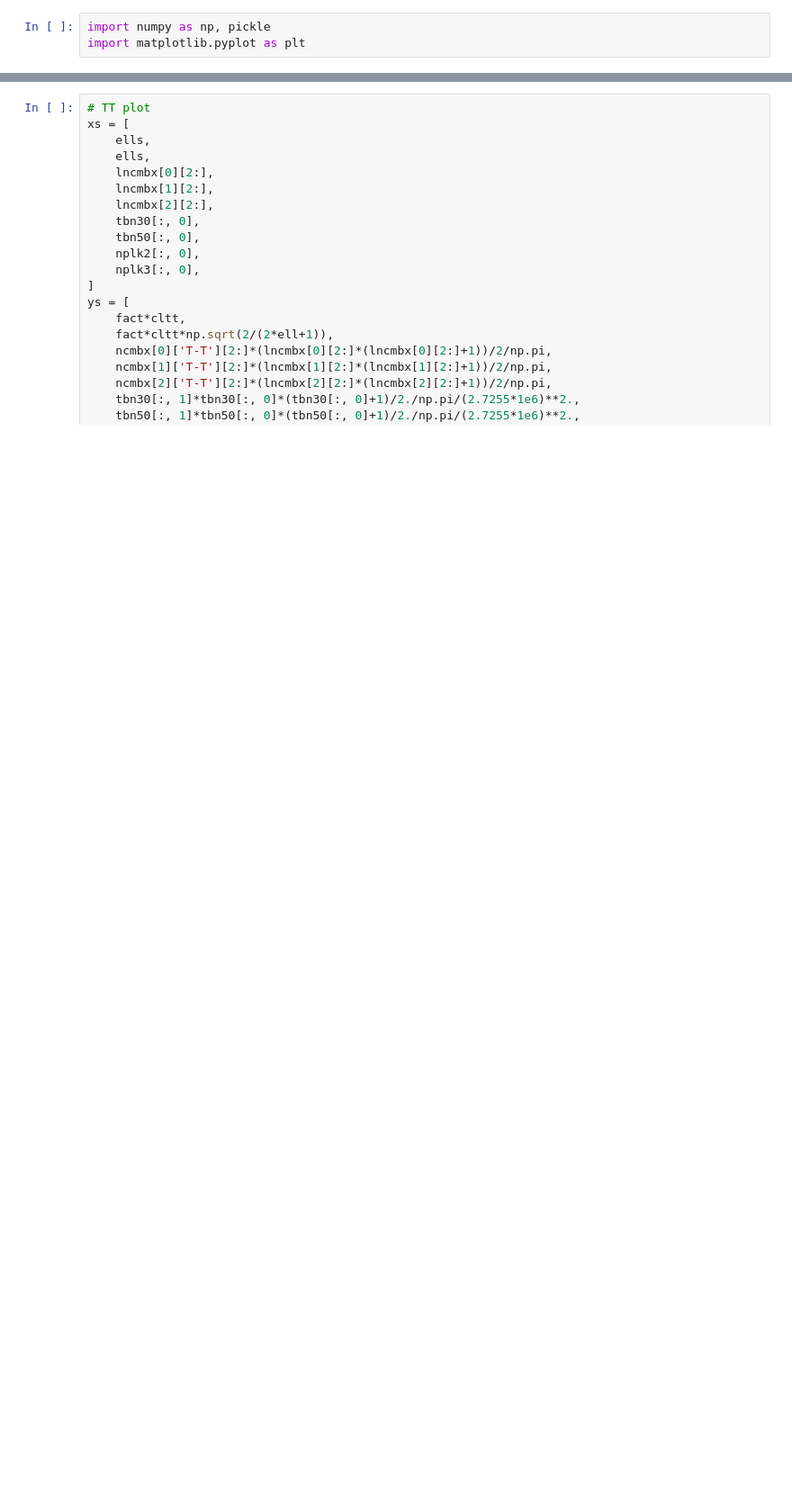
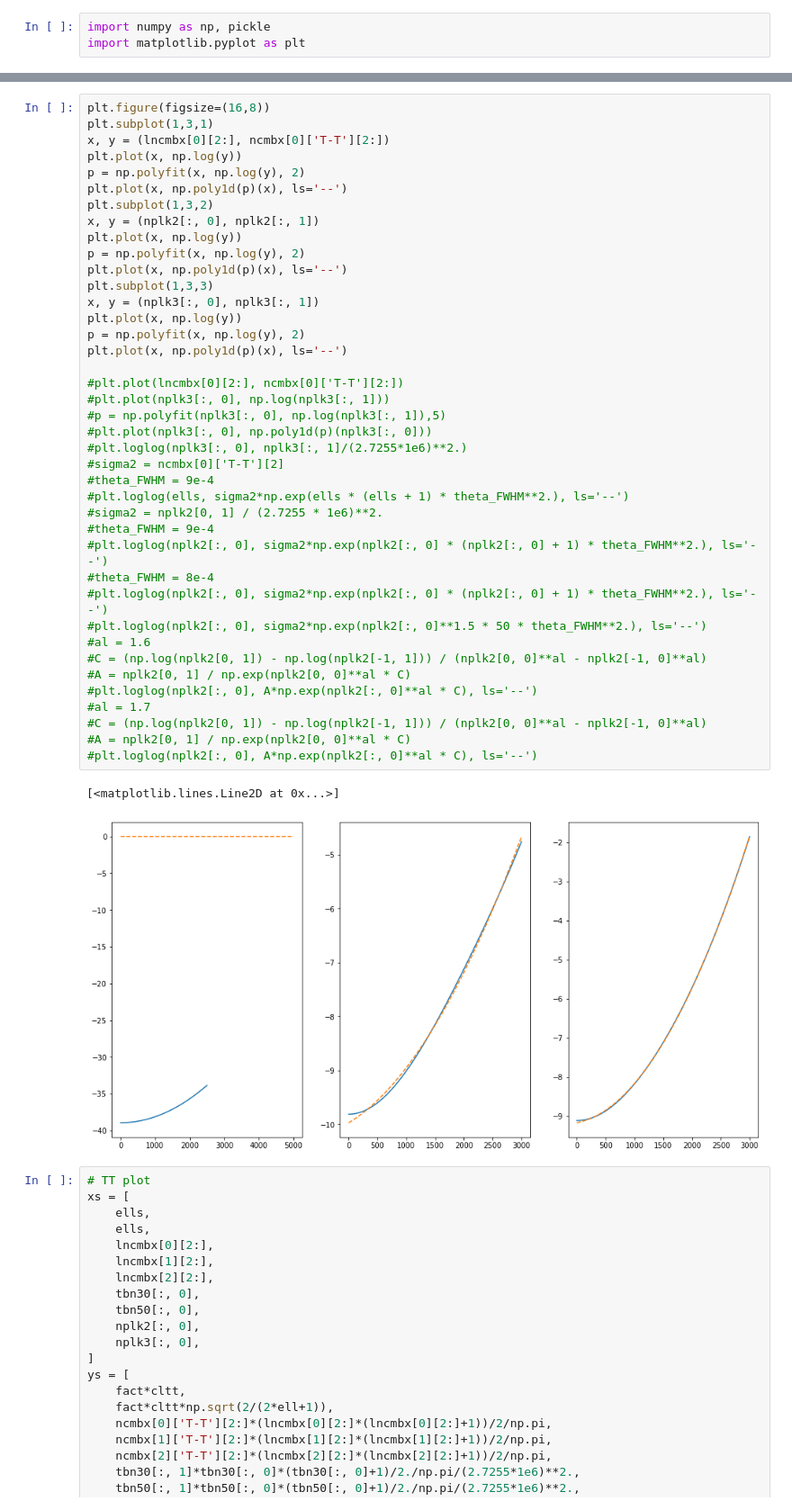
Before and after one commit to litebird/reionization, a Jupyter notebook: LB_forecast_Paris/noise_study/noise_nb.ipynb, the cells around one changed output, grey strips where cells are left out. Shown at 90% size. Saved outputs shown, nothing was run; the diff lists cells and outputs as text; blank space fills up the shorter version.

```diff
--- a/LB_forecast_Paris/noise_study/noise_nb.ipynb
+++ b/LB_forecast_Paris/noise_study/noise_nb.ipynb
@@ -75,6 +75,49 @@ for i, mid_ell in enumerate(plee0[:, 0]):
         np.sqrt(plee0[i, 1]*dl)*plee0[i, 0]*(plee0[i, 0]+1)/2./np.pi/(2.7255*1e6)**2
     ]*dl)
     start_ell = end_ell + 1
+# %%
+plt.figure(figsize=(16,8))
+plt.subplot(1,3,1)
+x, y = (lncmbx[0][2:], ncmbx[0]['T-T'][2:])
+plt.plot(x, np.log(y))
+p = np.polyfit(x, np.log(y), 2)
+plt.plot(x, np.poly1d(p)(x), ls='--')
+plt.subplot(1,3,2)
+x, y = (nplk2[:, 0], nplk2[:, 1])
+plt.plot(x, np.log(y))
+p = np.polyfit(x, np.log(y), 2)
+plt.plot(x, np.poly1d(p)(x), ls='--')
+plt.subplot(1,3,3)
+x, y = (nplk3[:, 0], nplk3[:, 1])
+plt.plot(x, np.log(y))
+p = np.polyfit(x, np.log(y), 2)
+plt.plot(x, np.poly1d(p)(x), ls='--')
+
+#plt.plot(lncmbx[0][2:], ncmbx[0]['T-T'][2:])
+#plt.plot(nplk3[:, 0], np.log(nplk3[:, 1]))
+#p = np.polyfit(nplk3[:, 0], np.log(nplk3[:, 1]),5)
+#plt.plot(nplk3[:, 0], np.poly1d(p)(nplk3[:, 0]))
+#plt.loglog(nplk3[:, 0], nplk3[:, 1]/(2.7255*1e6)**2.)
+#sigma2 = ncmbx[0]['T-T'][2]
+#theta_FWHM = 9e-4
+#plt.loglog(ells, sigma2*np.exp(ells * (ells + 1) * theta_FWHM**2.), ls='--')
+#sigma2 = nplk2[0, 1] / (2.7255 * 1e6)**2.
+#theta_FWHM = 9e-4
+#plt.loglog(nplk2[:, 0], sigma2*np.exp(nplk2[:, 0] * (nplk2[:, 0] + 1) * theta_FWHM**2.), ls='--')
+#theta_FWHM = 8e-4
+#plt.loglog(nplk2[:, 0], sigma2*np.exp(nplk2[:, 0] * (nplk2[:, 0] + 1) * theta_FWHM**2.), ls='--')
+#plt.loglog(nplk2[:, 0], sigma2*np.exp(nplk2[:, 0]**1.5 * 50 * theta_FWHM**2.), ls='--')
+#al = 1.6
+#C = (np.log(nplk2[0, 1]) - np.log(nplk2[-1, 1])) / (nplk2[0, 0]**al - nplk2[-1, 0]**al)
+#A = nplk2[0, 1] / np.exp(nplk2[0, 0]**al * C)
+#plt.loglog(nplk2[:, 0], A*np.exp(nplk2[:, 0]**al * C), ls='--')
+#al = 1.7
+#C = (np.log(nplk2[0, 1]) - np.log(nplk2[-1, 1])) / (nplk2[0, 0]**al - nplk2[-1, 0]**al)
+#A = nplk2[0, 1] / np.exp(nplk2[0, 0]**al * C)
+#plt.loglog(nplk2[:, 0], A*np.exp(nplk2[:, 0]**al * C), ls='--')
+# %% [output]
+[<matplotlib.lines.Line2D at 0x...>]
+[figure, added]
 # %%
 # TT plot
 xs = [
```
Also changed, not shown: parts of 11 cells of this notebook, 40 other files.
